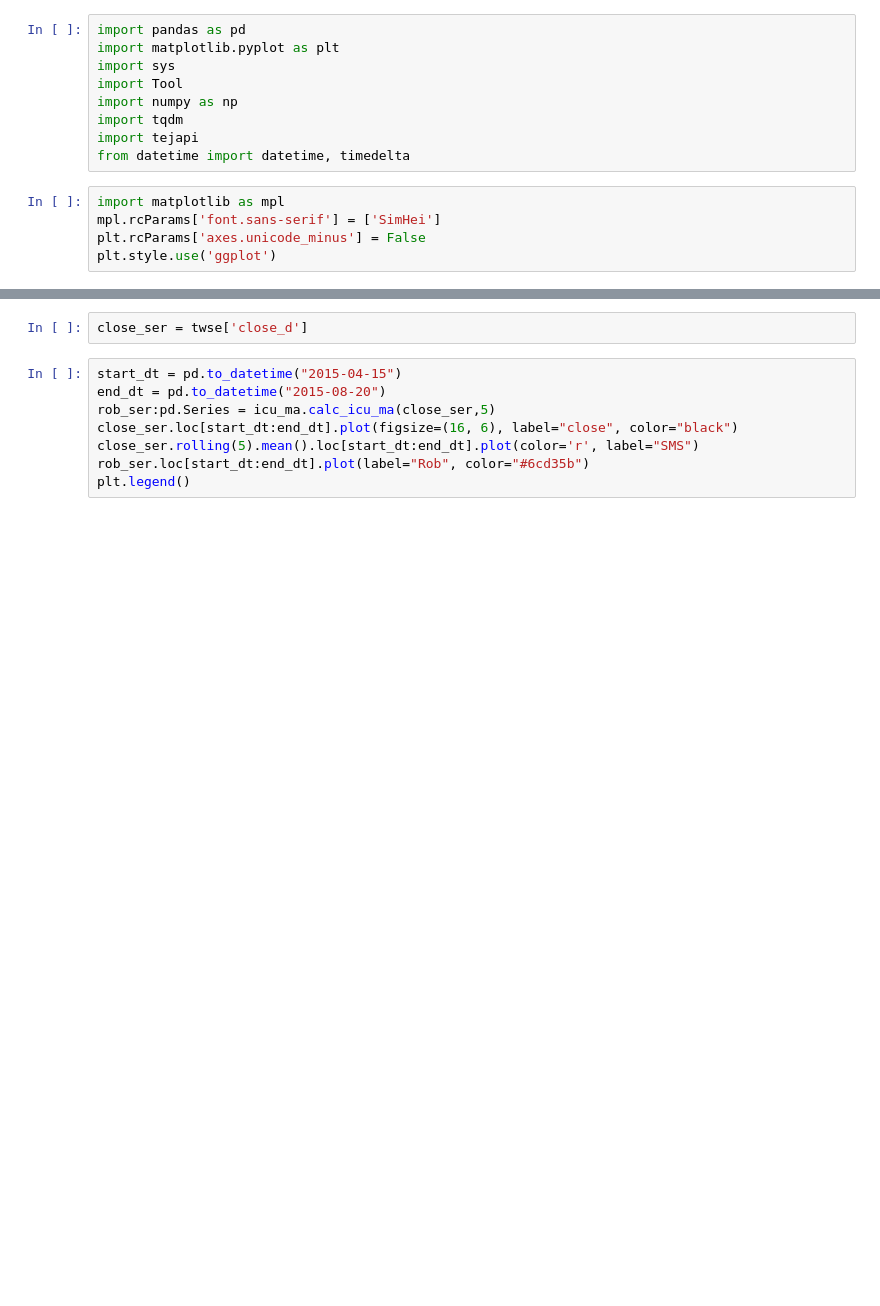
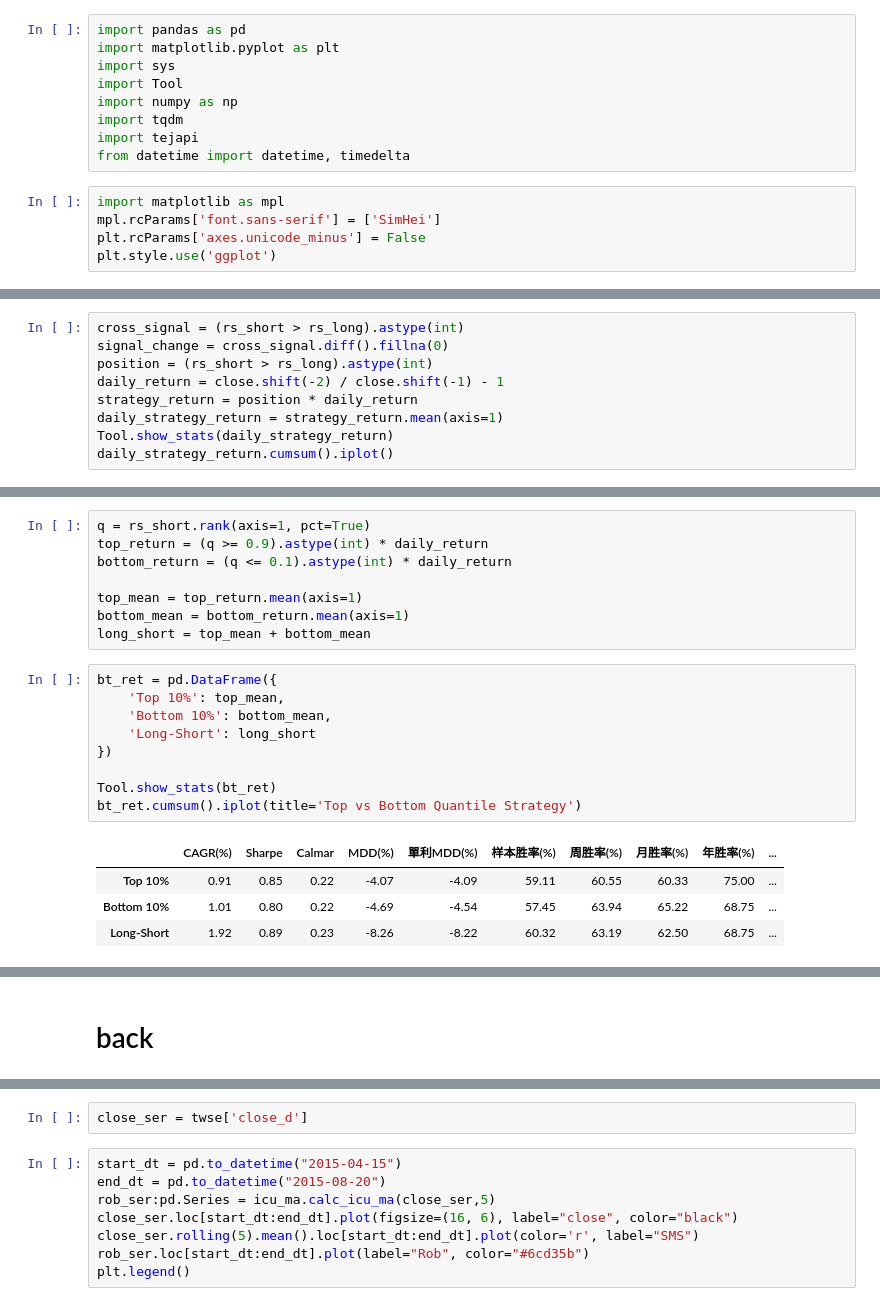
Before and after one commit to roger2389/ICU_Timing-Research, a Jupyter notebook: code/rs.ipynb, the cells around one changed output, grey strips where cells are left out. Drawn from its saved outputs; the diff is of its cells as text; blank space fills up the shorter version.

```diff
--- a/code/rs.ipynb
+++ b/code/rs.ipynb
@@ -18,0 +110,9 @@ twse['roi'] = (twse['roi'] / 100).shift(-2)
+# %%
+cross_signal = (rs_short > rs_long).astype(int)
+signal_change = cross_signal.diff().fillna(0)
+position = (rs_short > rs_long).astype(int)
+daily_return = close.shift(-2) / close.shift(-1) - 1
+strategy_return = position * daily_return
+daily_strategy_return = strategy_return.mean(axis=1)
+Tool.show_stats(daily_strategy_return)
+daily_strategy_return.cumsum().iplot()
@@ -18,0 +288,22 @@ twse['roi'] = (twse['roi'] / 100).shift(-2)
+# %%
+q = rs_short.rank(axis=1, pct=True)
+top_return = (q >= 0.9).astype(int) * daily_return
+bottom_return = (q <= 0.1).astype(int) * daily_return
+
+top_mean = top_return.mean(axis=1)
+bottom_mean = bottom_return.mean(axis=1)
+long_short = top_mean + bottom_mean
+# %%
+bt_ret = pd.DataFrame({
+    'Top 10%': top_mean,
+    'Bottom 10%': bottom_mean,
+    'Long-Short': long_short
+})
+
+Tool.show_stats(bt_ret)
+bt_ret.cumsum().iplot(title='Top vs Bottom Quantile Strategy')
+# %% [output]
+|  | CAGR(%) | Sharpe | Calmar | MDD(%) | 單利MDD(%) | 样本胜率(%) | 周胜率(%) | 月胜率(%) | 年胜率(%) | ... |
+| Top 10% | 0.91 | 0.85 | 0.22 | -4.07 | -4.09 | 59.11 | 60.55 | 60.33 | 75.00 | ... |
+| Bottom 10% | 1.01 | 0.80 | 0.22 | -4.69 | -4.54 | 57.45 | 63.94 | 65.22 | 68.75 | ... |
+| Long-Short | 1.92 | 0.89 | 0.23 | -8.26 | -8.22 | 60.32 | 63.19 | 62.50 | 68.75 | ... |
@@ -18,0 +311,2 @@ twse['roi'] = (twse['roi'] / 100).shift(-2)
+# %% [markdown]
+# back
```
Also changed, not shown: parts of 25 cells of this notebook, 2 other files.
